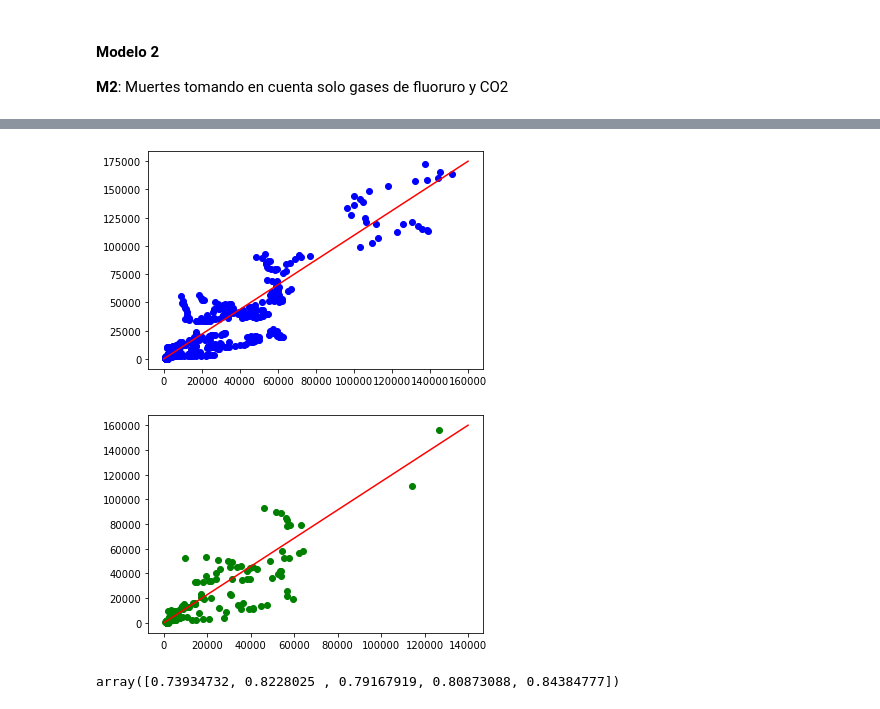
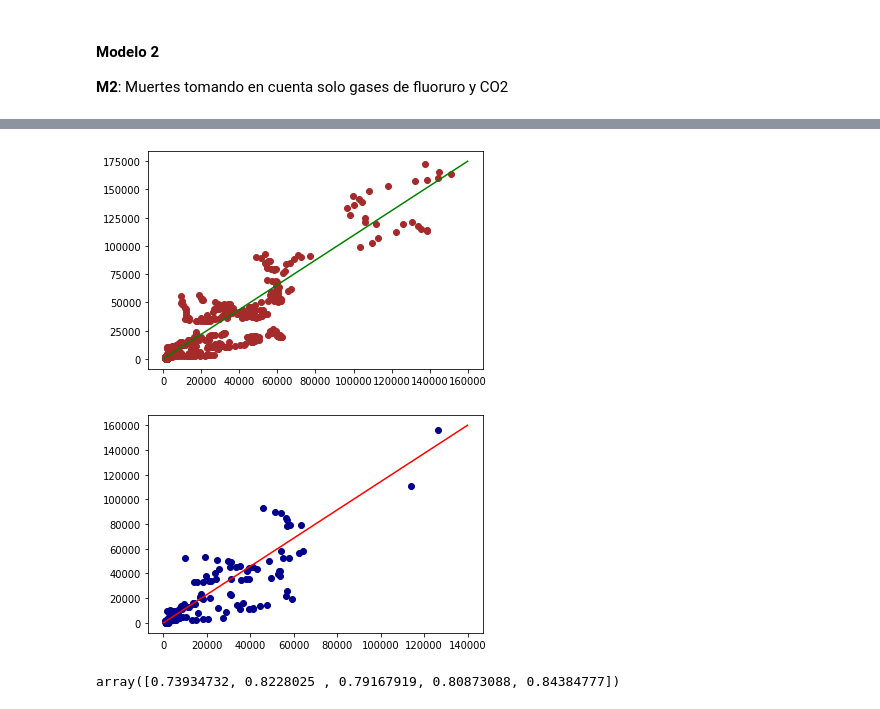
Before and after one commit to OmarGard/Bedu-E2-Modulo5, a Jupyter notebook: Postwork4 .ipynb, the cells around one changed output, grey strips where cells are left out. Cells and saved outputs as stored; diff of their text form; code cells hidden in the pictures.

```diff
--- a/Postwork4 .ipynb
+++ b/Postwork4 .ipynb
@@ -317,15 +320,15 @@ model.score(X_train, y_train), model.score(X_test, y_test)
 # %%
-plt.scatter(y_train_predict, y_train, c='blue', marker='o')
-plt.plot([0, 160_000], [0, 175_000], c="red");
+plt.scatter(y_train_predict, y_train, c='brown', marker='o')
+plt.plot([0, 160_000], [0, 175_000], c="green");
 plt.show()
 # %% [output]
-[figure, old version]
+[figure, new version]
 # %%
-plt.scatter(y_test_predict, y_test, c='green', marker='o')
+plt.scatter(y_test_predict, y_test, c='darkblue', marker='o')
 plt.plot([0, 140_000], [0, 160_000], c="red");
 plt.show()
 # %% [output]
-[figure, old version]
+[figure, new version]
 # %%
 scores = cross_val_score(model, X, y, scoring = 'r2', cv=5)
 scores
```
Also changed, not shown: parts of 22 cells of this notebook.
